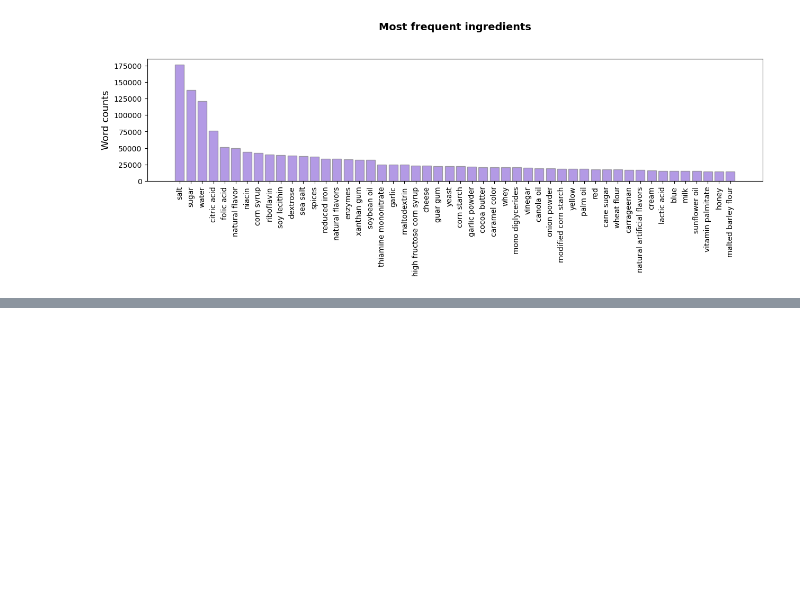
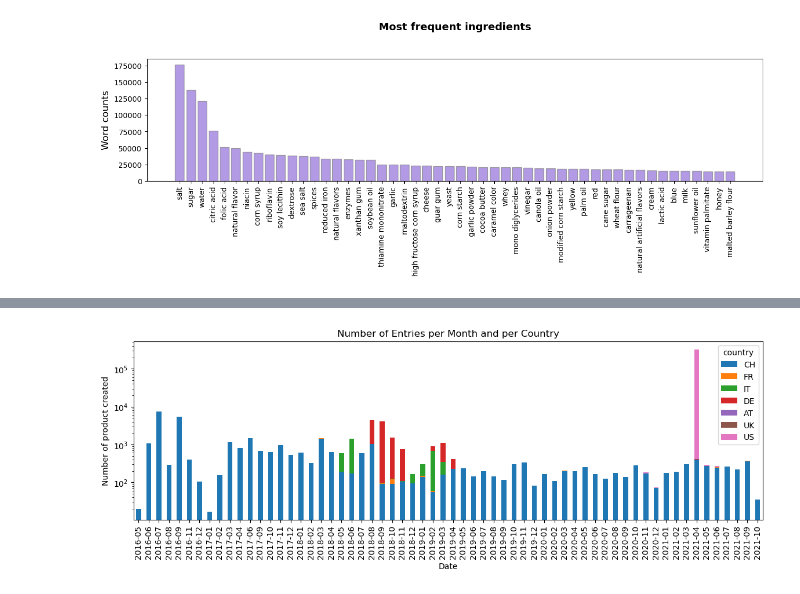
Before and after one commit to FlorieG/Machine_Learning_EPFL-extension-school, a Jupyter notebook: Course#2 Data Analysis/Project_C2.ipynb, the cells around one changed output, grey strips where cells are left out. Saved outputs shown, nothing was run; the diff lists cells and outputs as text; code cells hidden in the pictures; blank space fills up the shorter version.

```diff
--- a/Course#2 Data Analysis/Project_C2.ipynb
+++ b/Course#2 Data Analysis/Project_C2.ipynb
@@ -1369,0 +1431,3 @@ plt.show()
+# %%
+count_per_month = df_dates.groupby(['year','month','country'])['dates'].count().reset_index(name='counts')
+count_per_month.head()
@@ -1369,0 +1441,3 @@ plt.show()
+# %%
+df_count_per_month = pd.pivot_table(count_per_month, values='counts',  index=['year', 'month'], columns=['country'], aggfunc="sum").reset_index()
+df_count_per_month
@@ -1369,0 +1458,4 @@ plt.show()
+# %%
+#df_count_per_month.index = pd.to_datetime(df_count_per_month.month.astype(str) + "-" + df_count_per_month.year.astype(str))
+df_count_per_month.index =df_count_per_month.year.astype(str)+"-"+df_count_per_month.month.astype(str).str.zfill(2)
+df_count_per_month.head()
@@ -1369,0 +1469,12 @@ plt.show()
+# %%
+# plot data in stack manner of bar type
+df_count_per_month[df.country.unique()].plot( kind='bar', stacked=True,figsize=(14, 4))
+plt.yscale("log")
+
+plt.xlabel('Date')
+plt.ylabel('Number of product created')
+plt.title('Number of Entries per Month and per Country')
+
+plt.show()
+# %% [output]
+[figure, added]
```
Also changed, not shown: parts of 21 cells of this notebook, 18 other files.
